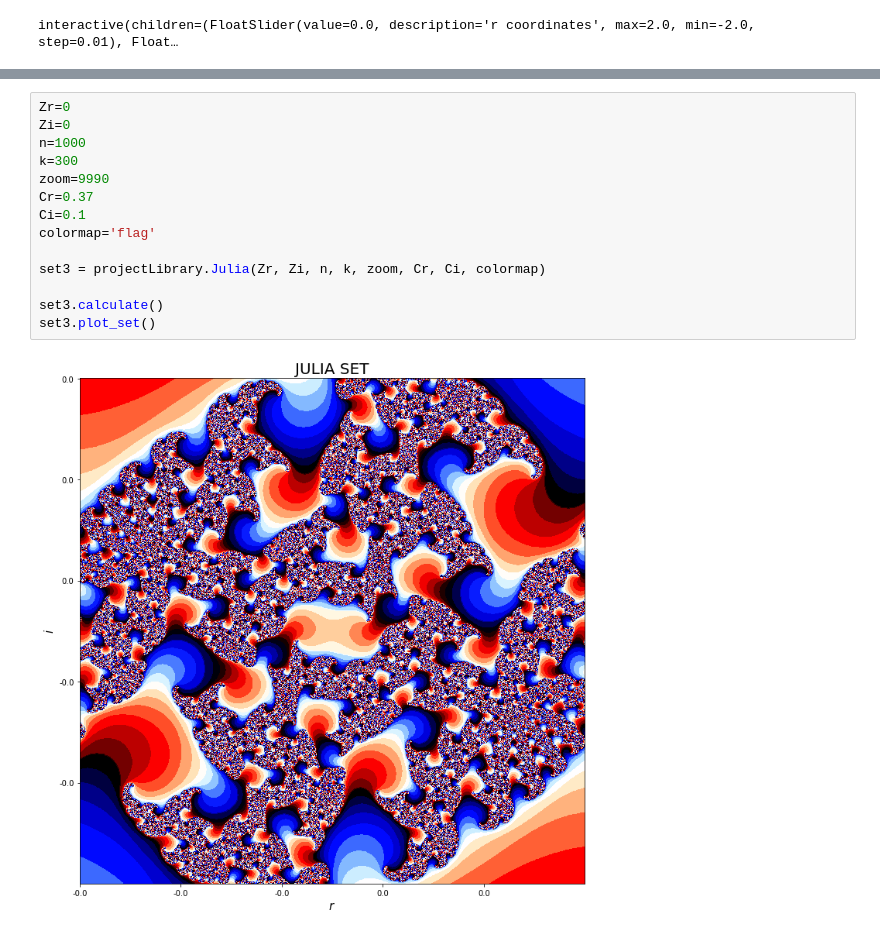
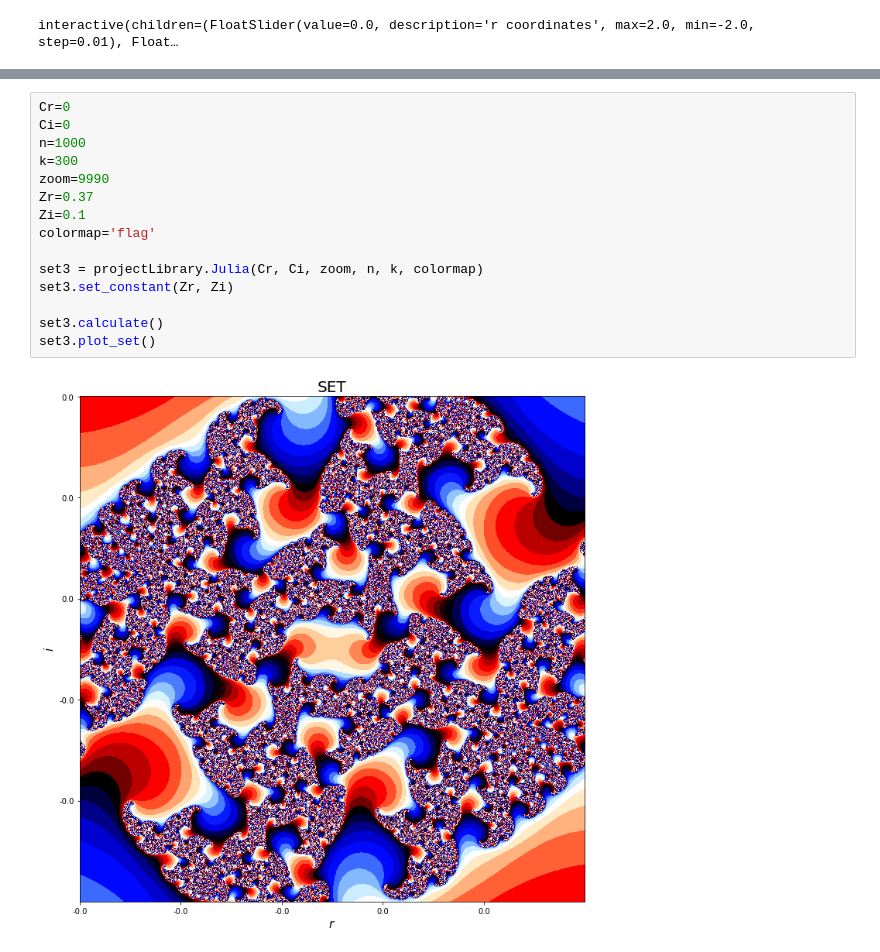
Before and after one commit to STE0493/projekt, a Jupyter notebook: examples.ipynb, the cells around one changed output, grey strips where cells are left out. Saved outputs shown, nothing was run; the diff lists cells and outputs as text.

Commit message:
Upadted project - parent class

```diff
--- a/examples.ipynb
+++ b/examples.ipynb
@@ -78,16 +90,17 @@ set2.plot_set()
 # %%
-Zr=0
-Zi=0
+Cr=0
+Ci=0
 n=1000
 k=300
 zoom=9990
-Cr=0.37
-Ci=0.1
+Zr=0.37
+Zi=0.1
 colormap='flag'
 
-set3 = projectLibrary.Julia(Zr, Zi, n, k, zoom, Cr, Ci, colormap)
+set3 = projectLibrary.Julia(Cr, Ci, zoom, n, k, colormap)
+set3.set_constant(Zr, Zi)
 
 set3.calculate()
 set3.plot_set()
 # %% [output]
-[figure, old version]
+[figure, new version]
```
Also changed, not shown: parts of 4 cells of this notebook, 4 other files.
